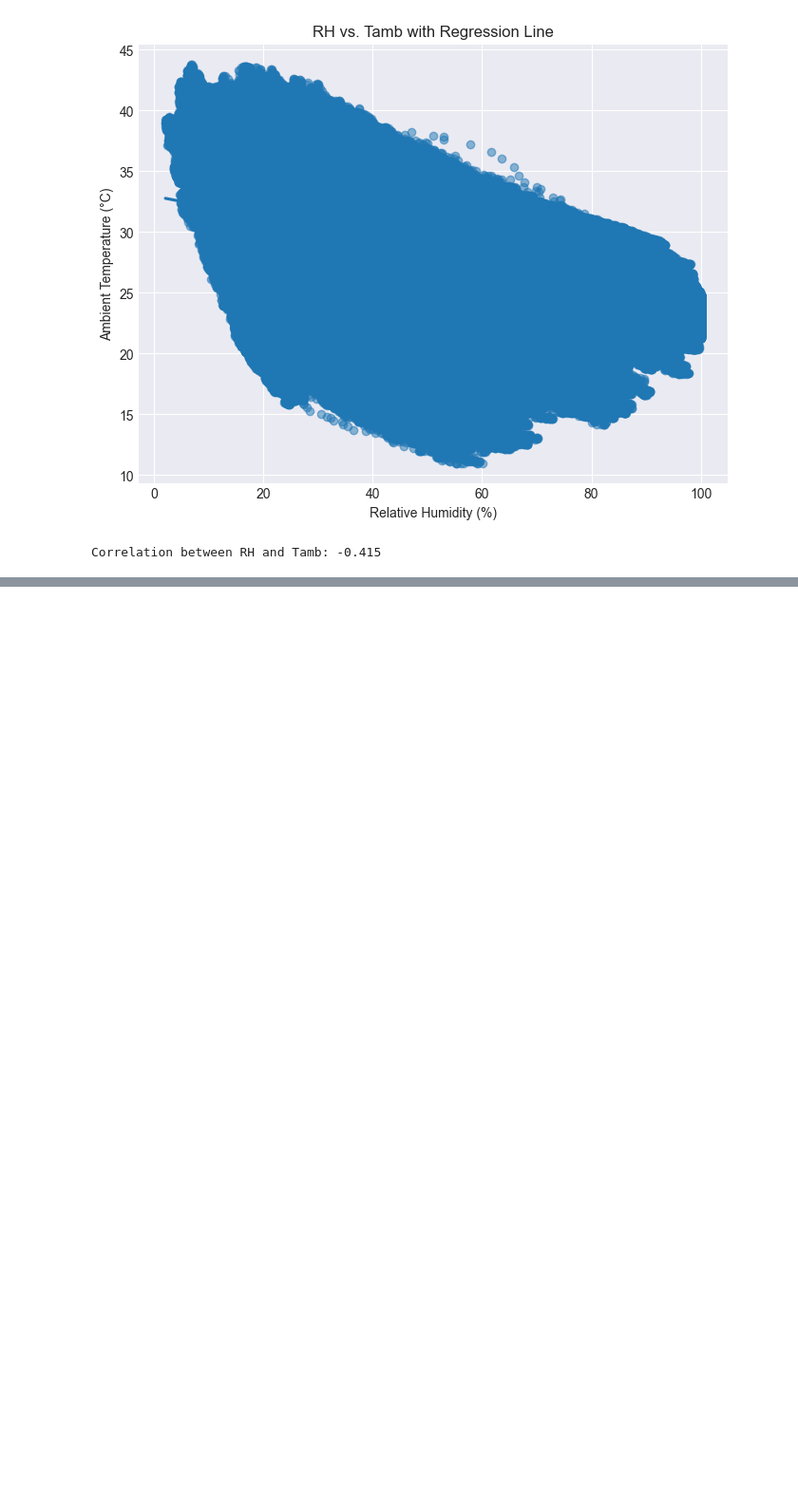
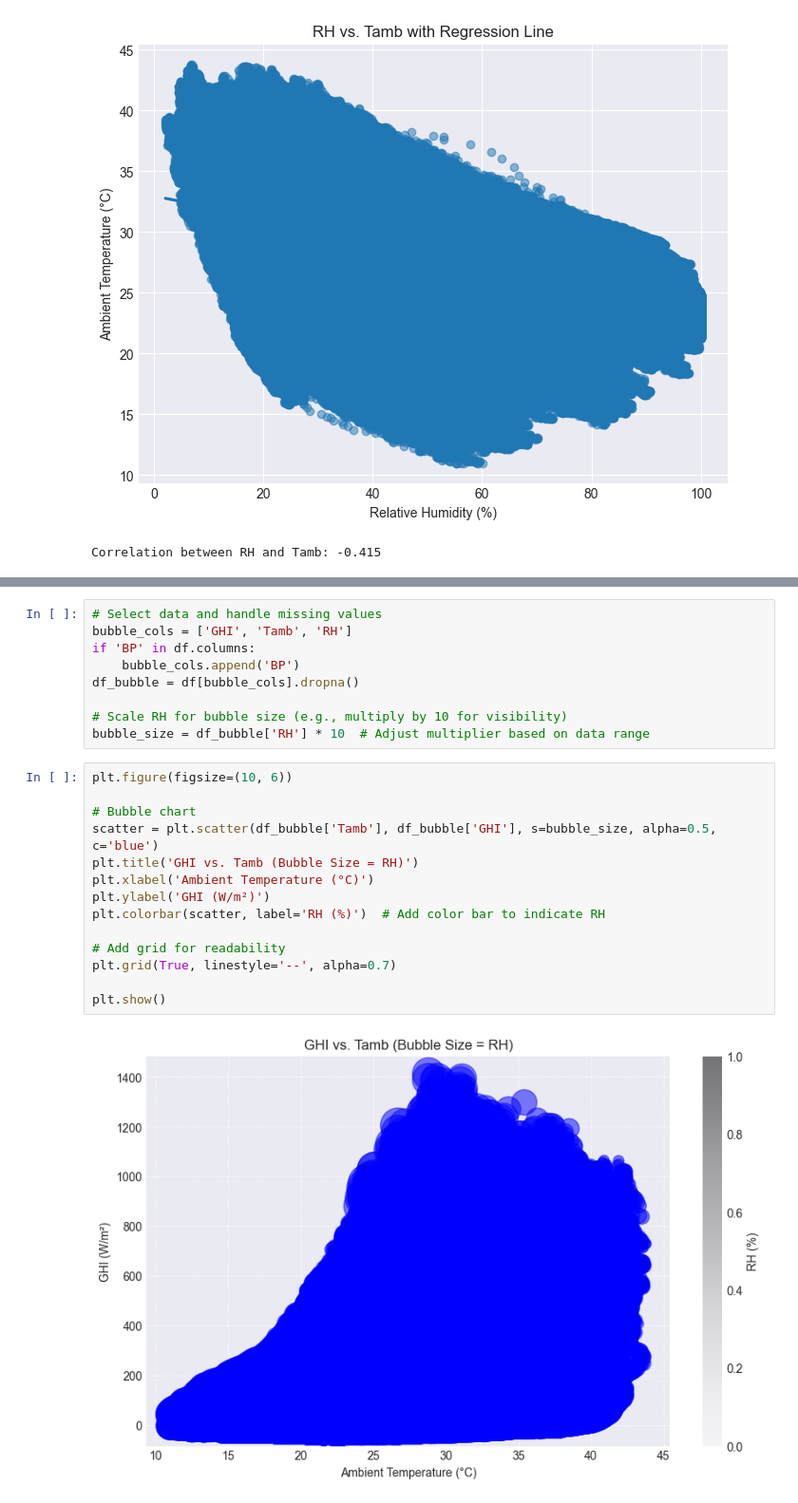
Before and after one commit to Bekalu-t/solar-challenge-week1, a Jupyter notebook: notebooks/benin_eda.ipynb, the cells around one changed output, grey strips where cells are left out. Shown: that part at 95% size. Saved outputs shown, nothing was run; the diff lists cells and outputs as text; blank space fills up the shorter version.

```diff
--- a/notebooks/benin_eda.ipynb
+++ b/notebooks/benin_eda.ipynb
@@ -271,0 +282,25 @@ Correlation between RH and Tamb: -0.415
+# %%
+# Select data and handle missing values
+bubble_cols = ['GHI', 'Tamb', 'RH']
+if 'BP' in df.columns:
+    bubble_cols.append('BP')
+df_bubble = df[bubble_cols].dropna()
+
+# Scale RH for bubble size (e.g., multiply by 10 for visibility)
+bubble_size = df_bubble['RH'] * 10  # Adjust multiplier based on data range
+# %%
+plt.figure(figsize=(10, 6))
+
+# Bubble chart
+scatter = plt.scatter(df_bubble['Tamb'], df_bubble['GHI'], s=bubble_size, alpha=0.5, c='blue')
+plt.title('GHI vs. Tamb (Bubble Size = RH)')
+plt.xlabel('Ambient Temperature (°C)')
+plt.ylabel('GHI (W/m²)')
+plt.colorbar(scatter, label='RH (%)')  # Add color bar to indicate RH
+
+# Add grid for readability
+plt.grid(True, linestyle='--', alpha=0.7)
+
+plt.show()
+# %% [output]
+[figure, added]
```
Also changed, not shown: parts of 1 cell of this notebook.
